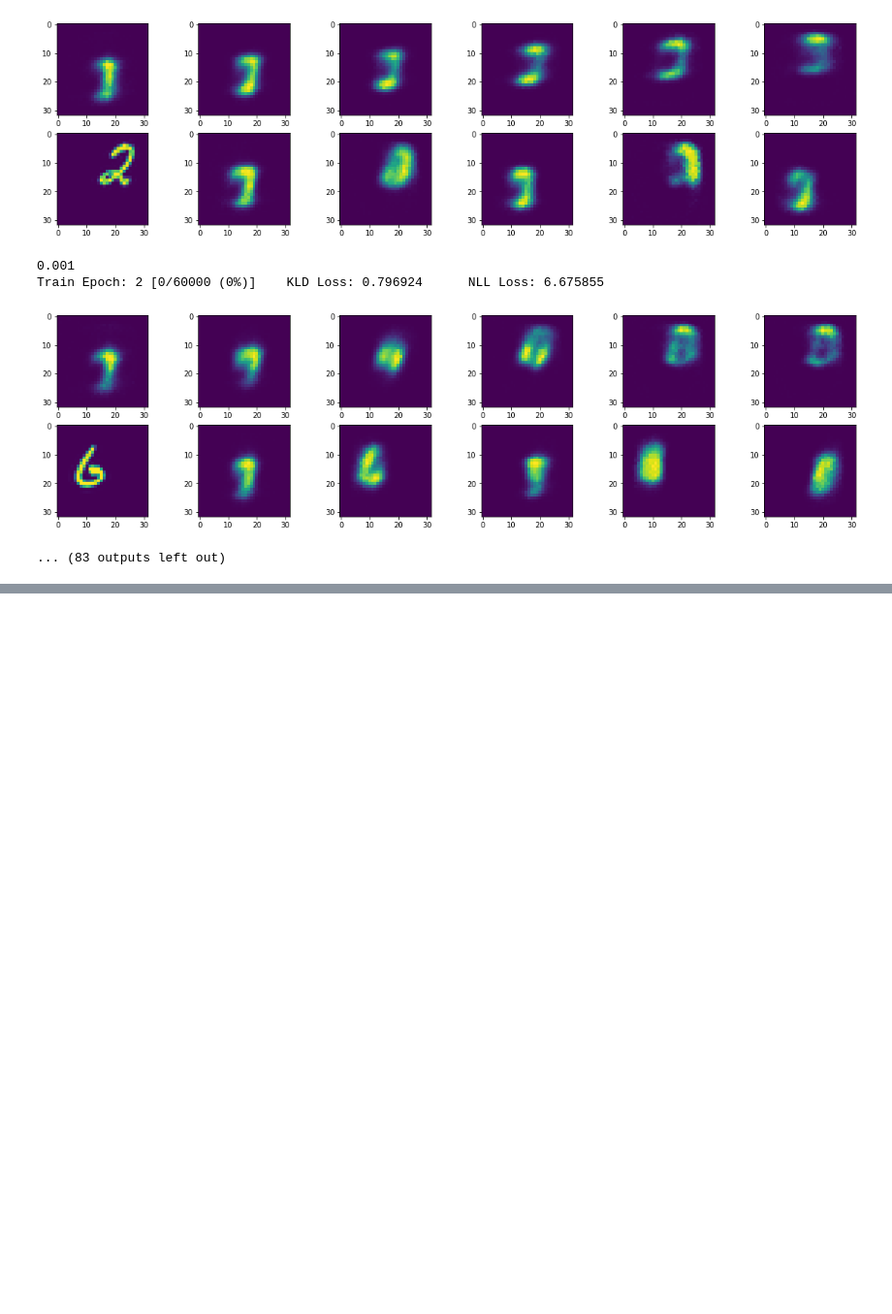
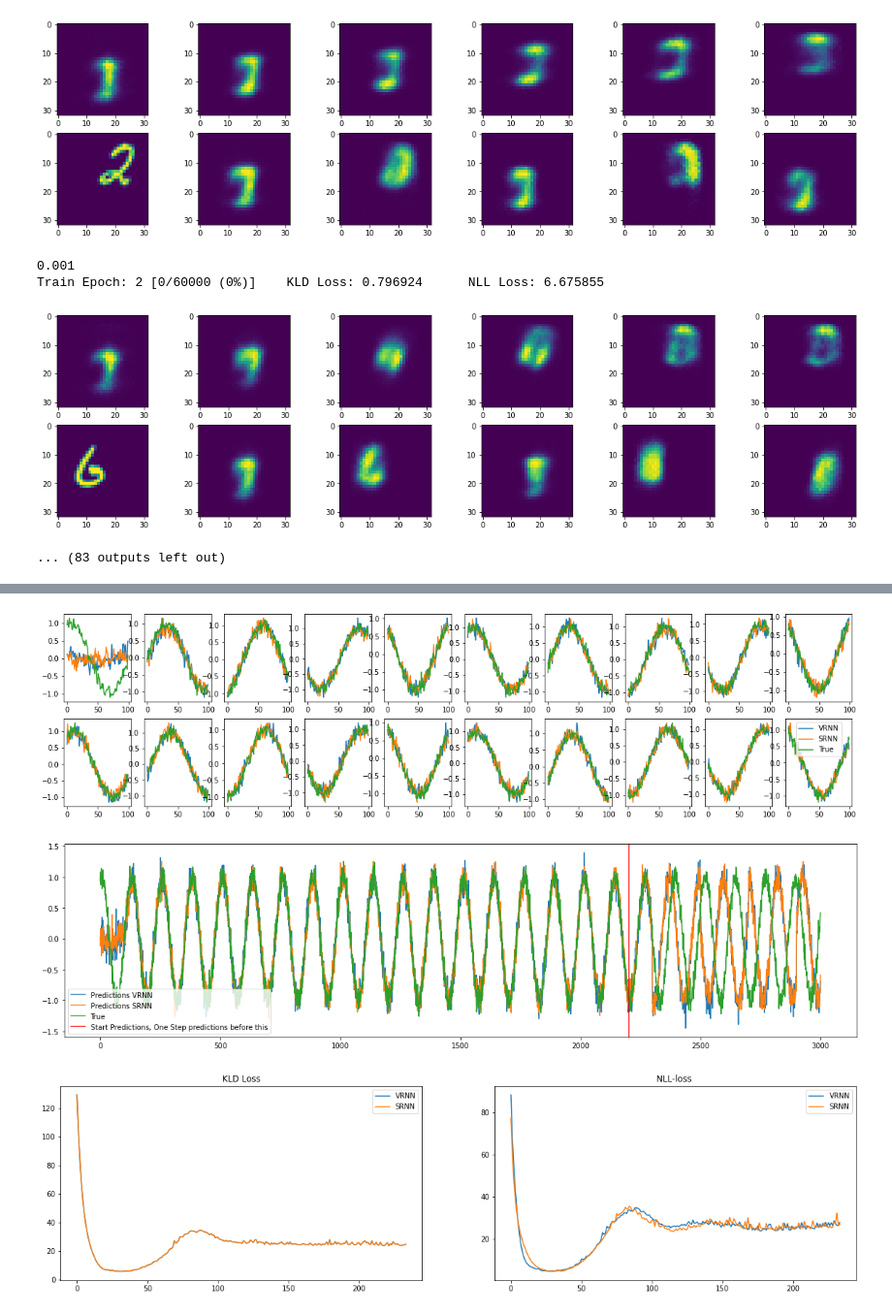
Before and after one commit to cdglissov/recurrent-flows-msc, a Jupyter notebook: Notebooks/VRNN1D.ipynb, the cells around one changed output, grey strips where cells are left out. Shown at 97% size. Saved outputs shown, nothing was run; the diff lists cells and outputs as text; code cells hidden in the pictures; blank space fills up the shorter version.

```diff
--- a/Notebooks/VRNN1D.ipynb
+++ b/Notebooks/VRNN1D.ipynb
@@ -772,0 +1033,53 @@ Epoch Loss: -2225.72
+# %%
+for model in [modelVRNN,modelSRNN]:
+  model.eval()
+
+xtest=next(iter(test_loader_sinus)).to(device)
+xtest = scale_to_zero_one(xtest, xtest, reverse=False, transform=transform_x)
+
+print('Epoch Loss: ' + str(np.array(train_loss).mean()))
+
+namelist = ['VRNN','SRNN']
+fig, ax = plt.subplots(2, 10, figsize = (20,5))
+for model, name in zip([modelVRNN,modelSRNN],namelist):
+  sample = model.OnestepPredict(xtest.float())
+  for i in range(0,10):
+    ax[0,i].plot(scale_to_zero_one(sample[i][0], xtest, reverse=True, transform=transform_x).cpu().numpy(), label = name)
+
+  for i in range(0,10):
+    ax[1,i].plot(scale_to_zero_one(sample[i+10][0], xtest, reverse=True, transform=transform_x).cpu().numpy(), label = name)
+for i in range(0,10):
+  ax[0,i].plot(scale_to_zero_one(xtest[0][i], xtest, reverse=True, transform=transform_x).cpu().numpy(), label = 'True' )
+  ax[1,i].plot(scale_to_zero_one(xtest[0][i+10], xtest, reverse=True, transform=transform_x).cpu().numpy(),label = 'True')
+plt.legend()
+
+tsteps=3*timeblocks//4
+
+
+
+plt.figure(figsize=(20,5))
+
+models =[modelVRNN,modelSRNN]
+for model, name in zip([modelVRNN,modelSRNN], namelist):
+  predictions=[]
+  preds = model.PredictionAfterTsteps(xtest.float(), tsteps=tsteps)
+  for i in range(0,len(preds)):
+    predictions.append(preds[i][0].cpu().numpy())
+  plt.plot(np.ravel(np.array(predictions)),label='Predictions '+name)
+plt.plot(xtest.view(batch_size,-1)[0].cpu(),label='True')
+plt.axvline(x=xtest[0,:tsteps,:].view(-1).shape[0], label='Start Predictions, One Step predictions before this',c='red')
+plt.legend()
+
+fig, ax = plt.subplots(1, 2, figsize = (20,5))
+for lossKLD, name in zip([lossKLD_histVRNN, lossKLD_histSRNN], namelist):
+  ax[0].plot(lossKLD_hist, label = name)
+  ax[0].grid()
+  ax[0].title.set_text('KLD Loss')
+for lossNLL_hist, name in zip([lossKLD_histVRNN, lossKLD_histSRNN], namelist):
+  ax[1].plot(lossNLL_hist, label = name)
+  ax[1].title.set_text('NLL-loss ')
+ax[0].legend()
+ax[1].legend()
+
+plt.show()
+# %% [output]
@@ -772,0 +1087,3 @@ Epoch Loss: -2225.72
+[figure, added]
+[figure, added]
+[figure, added]
```
Also changed, not shown: parts of 7 cells of this notebook.
